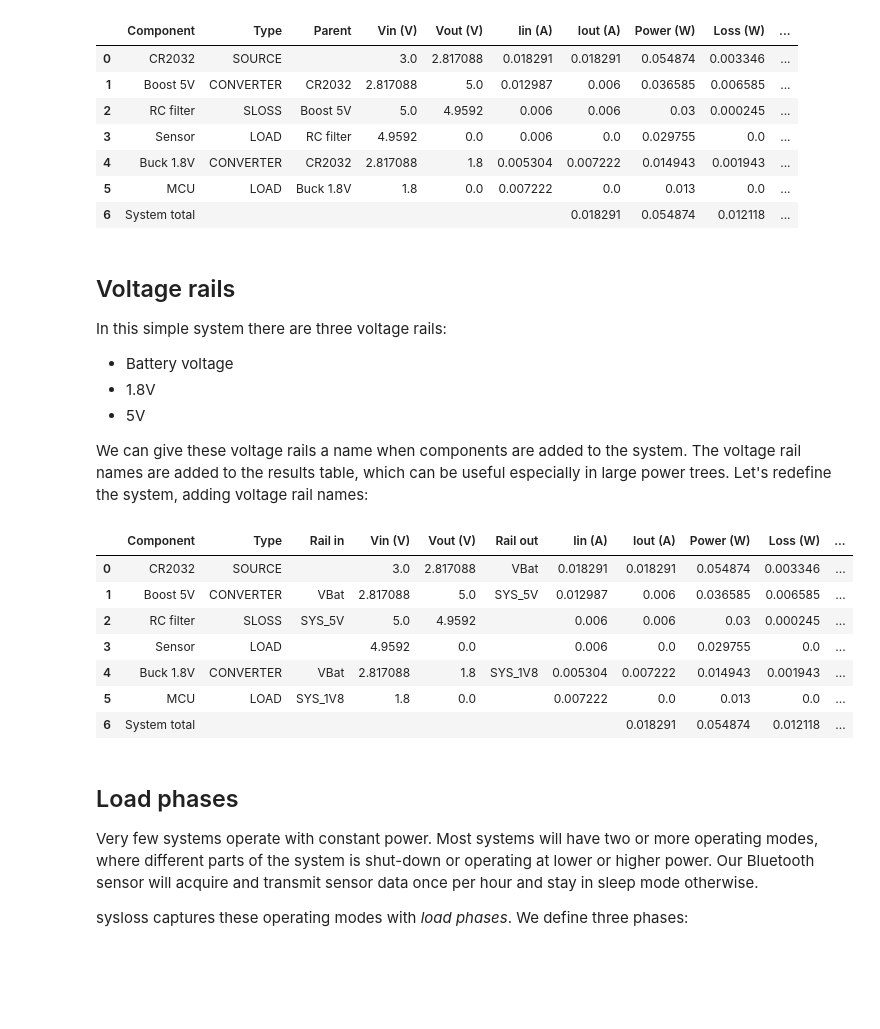
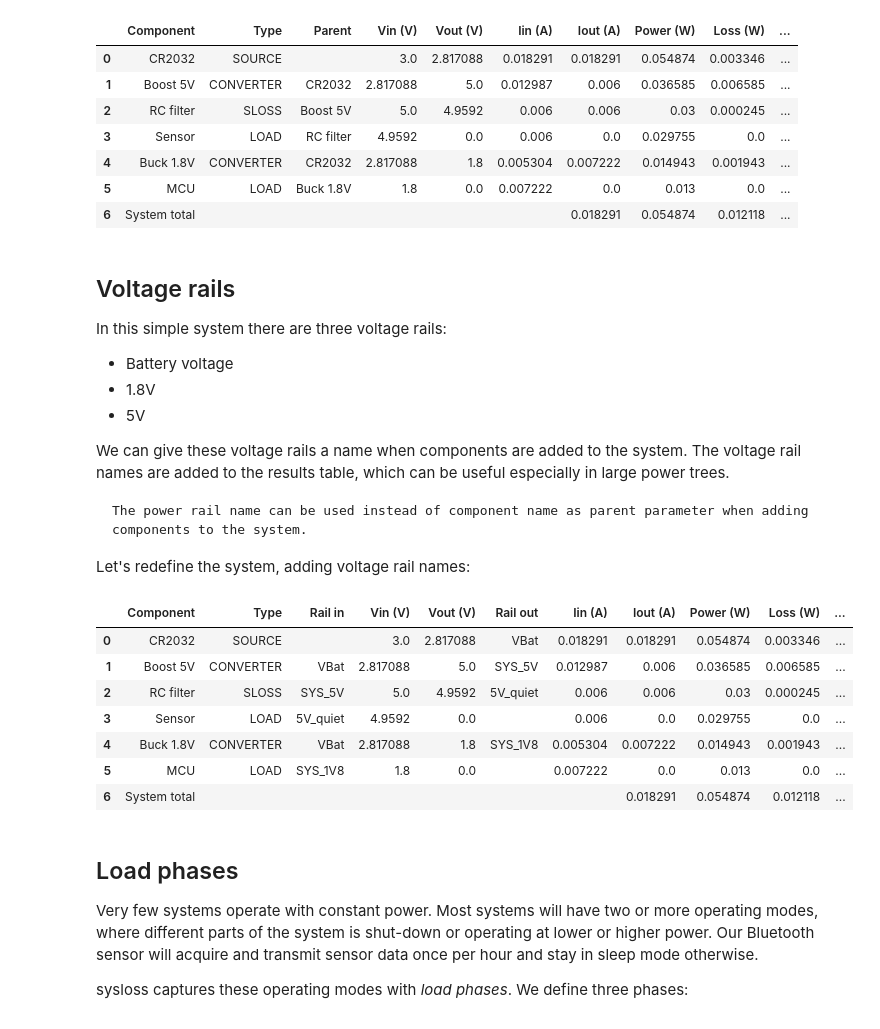
Before and after one commit to geddy11/sysloss, a Jupyter notebook: docs/nb/Bluetooth sensor.ipynb, the cells around one changed output. Drawn from its saved outputs; the diff is of its cells as text; code cells hidden in the pictures; blank space fills up the shorter version.

Commit message:
feat: allow power rail name as parent parameter in add_comp(), change_comp()

````diff
--- a/docs/nb/Bluetooth sensor.ipynb
+++ b/docs/nb/Bluetooth sensor.ipynb
@@ -74,21 +74,25 @@ In this simple system there are three voltage rails:
   * 1.8V
   * 5V
 
-We can give these voltage rails a name when components are added to the system. The voltage rail names are added to the results table, which can be useful especially in large power trees. Let's redefine the system, adding voltage rail names:
+We can give these voltage rails a name when components are added to the system. The voltage rail names are added to the results table, which can be useful especially in large power trees.
+```{tip}
+The power rail name can be used instead of component name as parent parameter when adding components to the system.
+```
+Let's redefine the system, adding voltage rail names:
 # %%
 bts = System("Bluetooth sensor", Source("CR2032", vo=3.0, rs=10), rail="VBat")
-bts.add_comp("CR2032", comp=Converter("Buck 1.8V", vo=1.8, eff=0.87), rail="SYS_1V8")
-bts.add_comp("Buck 1.8V", comp=PLoad("MCU", pwr=13e-3))
-bts.add_comp("CR2032", comp=Converter("Boost 5V", vo=5.0, eff=0.82, iis=3e-6), rail="SYS_5V")
-bts.add_comp("Boost 5V", comp=RLoss("RC filter", rs=6.8))
-bts.add_comp("RC filter", comp=ILoad("Sensor", ii=6e-3))
+bts.add_comp("VBat", comp=Converter("Buck 1.8V", vo=1.8, eff=0.87), rail="SYS_1V8")
+bts.add_comp("SYS_1V8", comp=PLoad("MCU", pwr=13e-3))
+bts.add_comp("VBat", comp=Converter("Boost 5V", vo=5.0, eff=0.82, iis=3e-6), rail="SYS_5V")
+bts.add_comp("SYS_5V", comp=RLoss("RC filter", rs=6.8), rail="5V_quiet")
+bts.add_comp("5V_quiet", comp=ILoad("Sensor", ii=6e-3))
 bts.solve()
 # %% [output]
 |  | Component | Type | Rail in | Vin (V) | Vout (V) | Rail out | Iin (A) | Iout (A) | Power (W) | Loss (W) | ... |
 | 0 | CR2032 | SOURCE |  | 3.0 | 2.817088 | VBat | 0.018291 | 0.018291 | 0.054874 | 0.003346 | ... |
 | 1 | Boost 5V | CONVERTER | VBat | 2.817088 | 5.0 | SYS_5V | 0.012987 | 0.006 | 0.036585 | 0.006585 | ... |
-| 2 | RC filter | SLOSS | SYS_5V | 5.0 | 4.9592 |  | 0.006 | 0.006 | 0.03 | 0.000245 | ... |
-| 3 | Sensor | LOAD |  | 4.9592 | 0.0 |  | 0.006 | 0.0 | 0.029755 | 0.0 | ... |
+| 2 | RC filter | SLOSS | SYS_5V | 5.0 | 4.9592 | 5V_quiet | 0.006 | 0.006 | 0.03 | 0.000245 | ... |
+| 3 | Sensor | LOAD | 5V_quiet | 4.9592 | 0.0 |  | 0.006 | 0.0 | 0.029755 | 0.0 | ... |
 | 4 | Buck 1.8V | CONVERTER | VBat | 2.817088 | 1.8 | SYS_1V8 | 0.005304 | 0.007222 | 0.014943 | 0.001943 | ... |
 | 5 | MCU | LOAD | SYS_1V8 | 1.8 | 0.0 |  | 0.007222 | 0.0 | 0.013 | 0.0 | ... |
 | 6 | System total |  |  |  |  |  |  | 0.018291 | 0.054874 | 0.012118 | ... |
````
Also changed, not shown: parts of 3 cells of this notebook, 2 other files.
